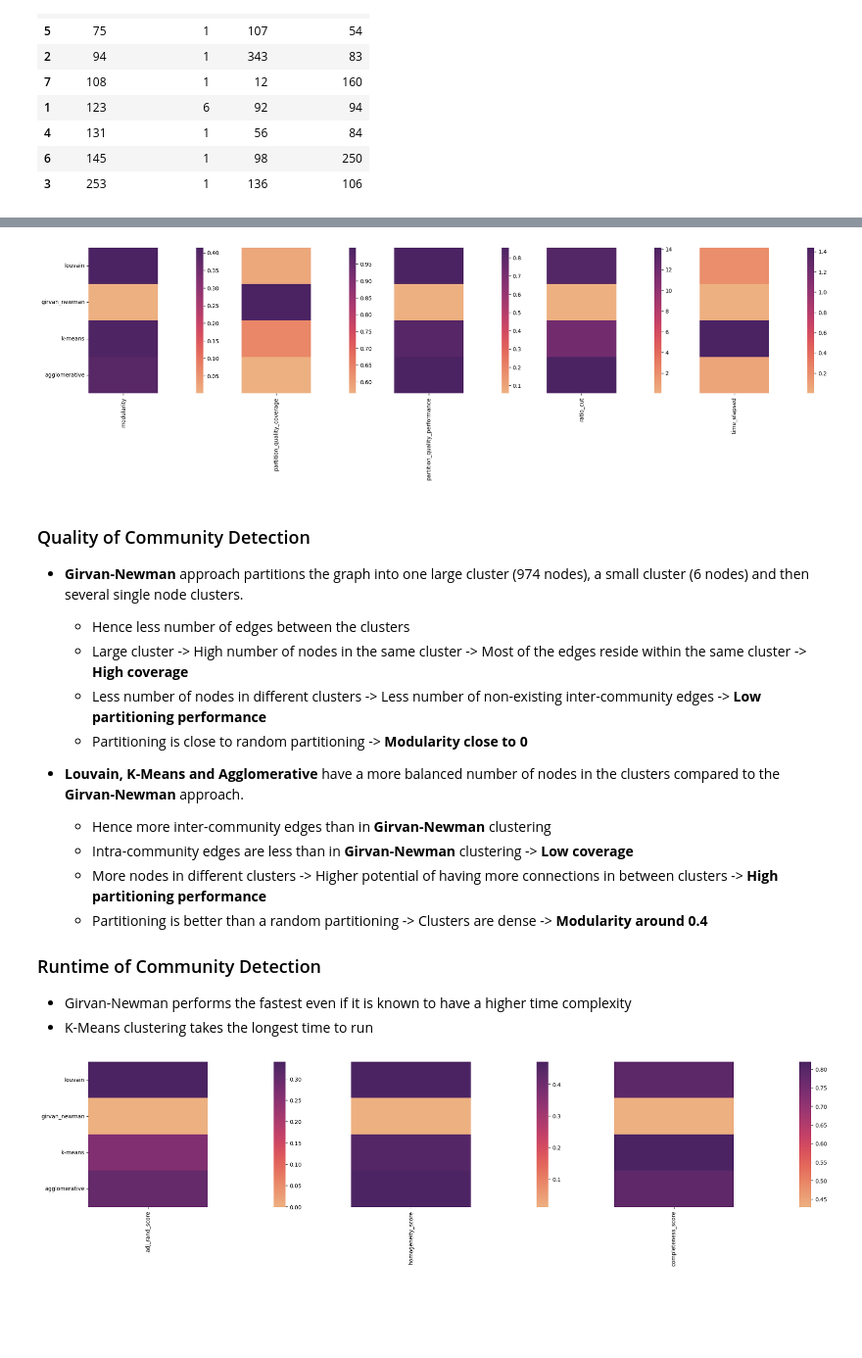
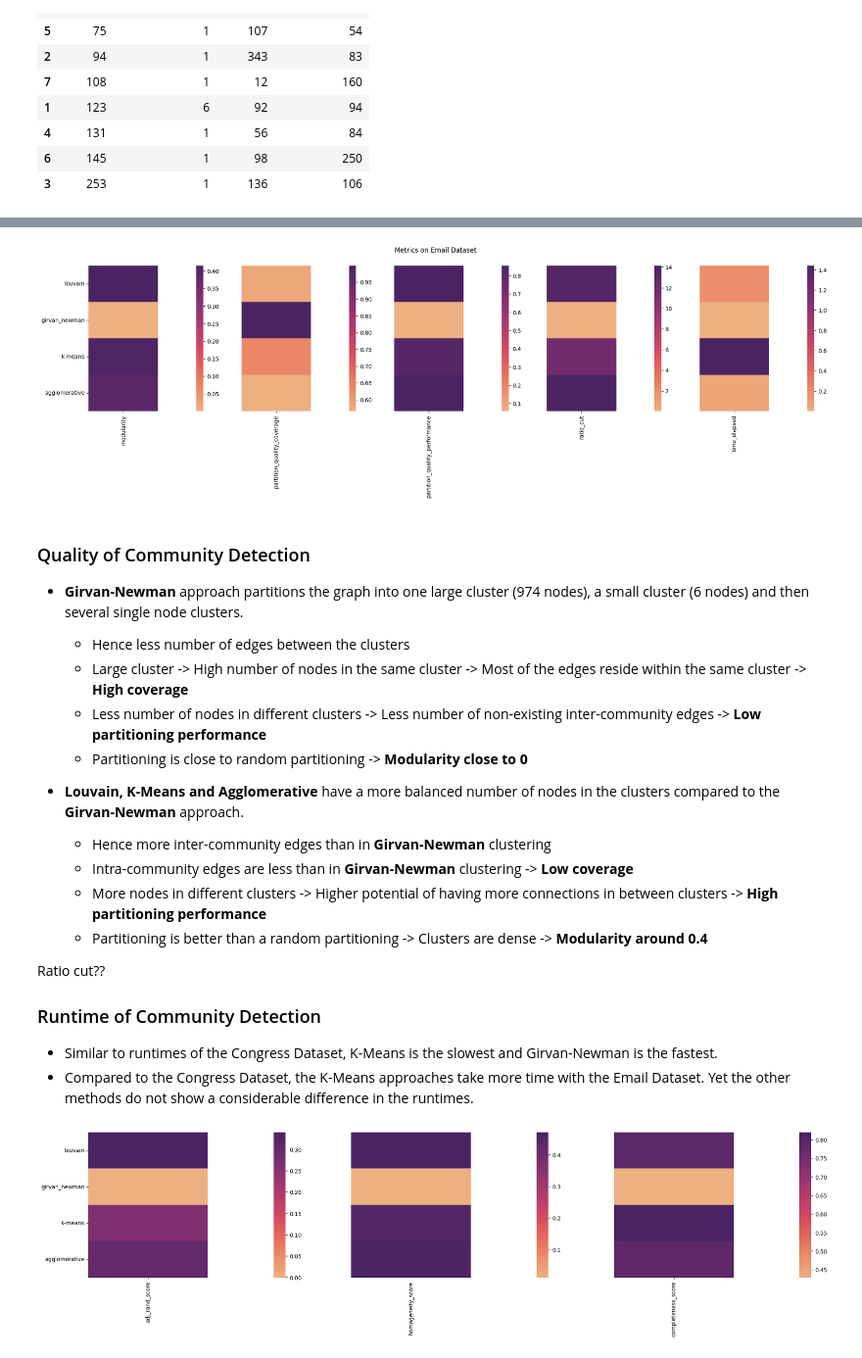
Before and after one commit to afpbondoc/MGMA_CommunityDetection_InfluenceMaximization, a Jupyter notebook: communities.ipynb, the cells around one changed output, grey strips where cells are left out. Shown at 98% size. Saved outputs shown, nothing was run; the diff lists cells and outputs as text; code cells hidden in the pictures; blank space fills up the shorter version.

```diff
--- a/communities.ipynb
+++ b/communities.ipynb
@@ -287,7 +274,10 @@ def community_desc(G, communities, truth = None):
     return community_df, metrics
 # %%
 def nodes_to_cluster(G, clustered_data):
-        # Assign cluster labels to nodes in the graph
+    """
+    Using the arrays of clusters assign the graph nodes their cluster label
+    """
+    # Assign cluster labels to nodes in the graph
     for node, cluster_label in zip(G.nodes(), clustered_data):
         G.nodes[node]['cluster'] = cluster_label
 
@@ -302,6 +292,9 @@ def nodes_to_cluster(G, clustered_data):
     return node_clusters
 
 def run_girvan_newman(G, num_clusters):
+    """
+    Run girvan newman algorithm to detect a given number of clusters
+    """
     start = time.time()
     comp = nx.community.girvan_newman(G)
     end = time.time()
@@ -318,10 +311,20 @@ def run_girvan_newman(G, num_clusters):
 
 def run_community_detection(G, truth = None):
 
+    """
+    Run all community detection algorithms
+
+    Arguments:
+        G     : (networkx graph) directed graph to be analyzed
+        truth : Ground truth values for communities if provided by the dataset
+
+    """
+
     metrics = pd.DataFrame(columns=['method', 'modularity', 'partition_quality_coverage','partition_quality_performance', 'ratio_cut', 'adj_rand_score', 'homogeneity_score', 'completeness_score', 'time_elapsed'])
     cluster_df = pd.DataFrame(columns=['louvain', 'girvan_newman','kMeans','agglomerative'])
+
+
     ## Traditional Methods
-
     ### Louvain
     start = time.time()
     louvain=nx.community.louvain_communities(G, seed=123)
@@ -521,40 +538,9 @@ results_email
 | k-means | 0.407541 | 0.637863 | 0.815424 | 11.799189 | 0.261519 | 0.450948 | ... |
 | agglomerative | 0.390690 | 0.565959 | 0.851902 | 14.141988 | 0.301535 | 0.466542 | ... |
 # %%
-f,(ax1, axcb1, ax2, axcb2, ax3, axcb3 , ax4, axcb4, ax5, axcb5) = plt.subplots(1,10,
-            gridspec_kw={'width_ratios':[1, 0.1, 1, 0.1, 1, 0.1, 1, 0.1, 1, 0.1]})
-ax1.get_shared_y_axes().join(ax2,ax3,ax4, ax5)
-
-g1 = sns.heatmap(results_email[['modularity']],cmap="flare",cbar_ax=axcb1,ax=ax1)
-g1.set_ylabel('')
-g1.set_xlabel('')
-g2 = sns.heatmap(results_email[['partition_quality_coverage']],cmap="flare",cbar_ax=axcb2,ax=ax2)
-g2.set_ylabel('')
-g2.set_xlabel('')
-g2.set_yticks([])
-g3 = sns.heatmap(results_email[['partition_quality_performance']],cmap="flare",ax=ax3, cbar_ax=axcb3)
-g3.set_ylabel('')
-g3.set_xlabel('')
-g3.set_yticks([])
-g4 = sns.heatmap(results_email[['ratio_cut']],cmap="flare",ax=ax4, cbar_ax=axcb4)
-g4.set_ylabel('')
-g4.set_xlabel('')
-g4.set_yticks([])
-g5 = sns.heatmap(results_email[['time_elapsed']],cmap="flare",ax=ax5, cbar_ax=axcb5)
-g5.set_ylabel('')
-g5.set_xlabel('')
-g5.set_yticks([])
-f.subplots_adjust(wspace=1,right=3)
-
-for ax in [g1,g2,g3,g4,g5]:
-    tl = ax.get_xticklabels()
-    ax.set_xticklabels(tl, rotation=90)
-    tly = ax.get_yticklabels()
-    ax.set_yticklabels(tly, rotation=0)
-
-plt.show()
+plot_metrics(results_email, 'Metrics on Email Dataset')
 # %% [output]
-[figure, old version]
+[figure, new version]
 # %% [markdown]
 ### Quality of Community Detection
 
@@ -570,9 +556,11 @@ plt.show()
     * More nodes in different clusters -> Higher potential of having more connections in between clusters -> **High partitioning performance**
     * Partitioning is better than a random partitioning -> Clusters are dense -> **Modularity around 0.4**
 
+Ratio cut??
+
 ### Runtime of Community Detection
-* Girvan-Newman performs the fastest even if it is known to have a higher time complexity
-* K-Means clustering takes the longest time to run
+* Similar to runtimes of the Congress Dataset, K-Means is the slowest and Girvan-Newman is the fastest.
+* Compared to the Congress Dataset, the K-Means approaches take more time with the Email Dataset. Yet the other methods do not show a considerable difference in the runtimes.
 # %%
 f,(ax1, axcb1, ax2, axcb2, ax3, axcb3 ) = plt.subplots(1,6,
             gridspec_kw={'width_ratios':[1, 0.1, 1, 0.1, 1, 0.1]})
```
Also changed, not shown: parts of 21 cells of this notebook.
